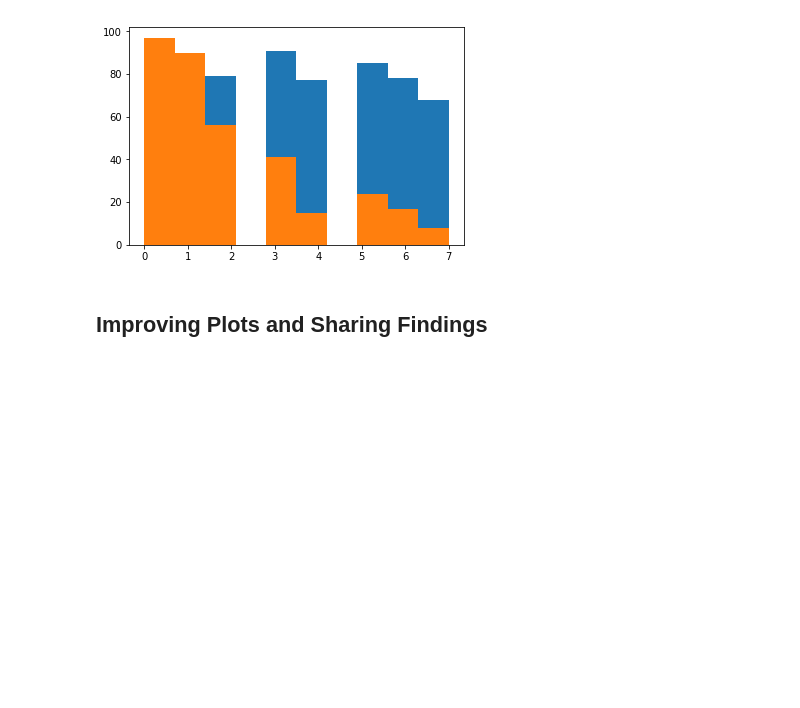
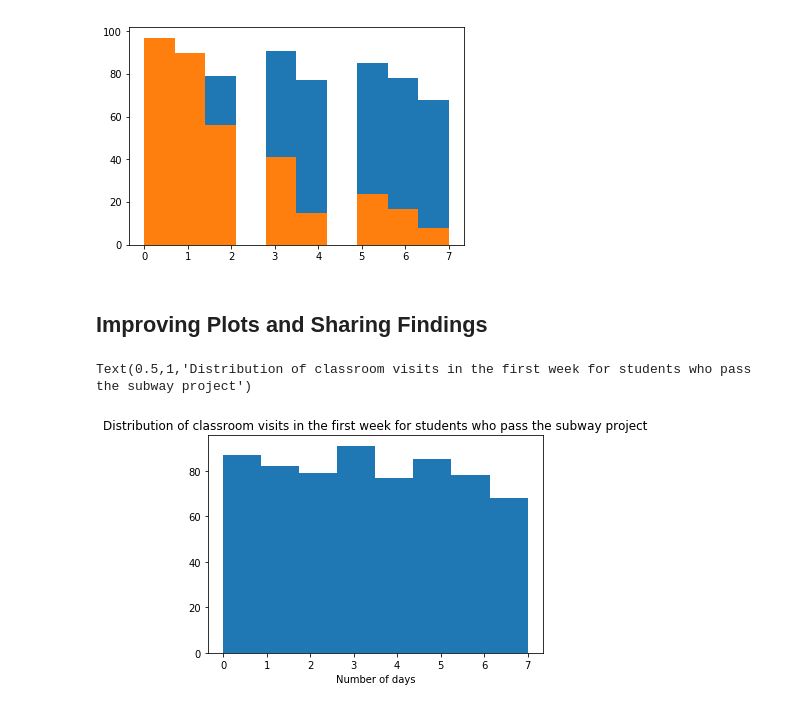
Before and after one commit to Abinaya-J/Udacity_Intro_to_Data_Analysis, a Jupyter notebook: L1_Starter_Code.ipynb, the cells around one changed output. Saved outputs shown, nothing was run; the diff lists cells and outputs as text; code cells hidden in the pictures; blank space fills up the shorter version.

```diff
--- a/L1_Starter_Code.ipynb
+++ b/L1_Starter_Code.ipynb
@@ -605,9 +605,18 @@ Populating the interactive namespace from numpy and matplotlib
 # %%
 ######################################
 #                 14                 #
 ######################################
 
 ## Make a more polished version of at least one of your visualizations
 ## from earlier. Try importing the seaborn library to make the visualization
 ## look better, adding axis labels and a title, and changing one or more
 ## arguments to the hist() function.
+
+import seaborn as sns
+plt.hist(pass_total_visits, bins=8)
+plt.xlabel('Number of days')
+plt.title('Distribution of classroom visits in the first week ' +
+          'for students who pass the subway project')
+# %% [output]
+Text(0.5,1,'Distribution of classroom visits in the first week for students who pass the subway project')
+[figure, added]
```
